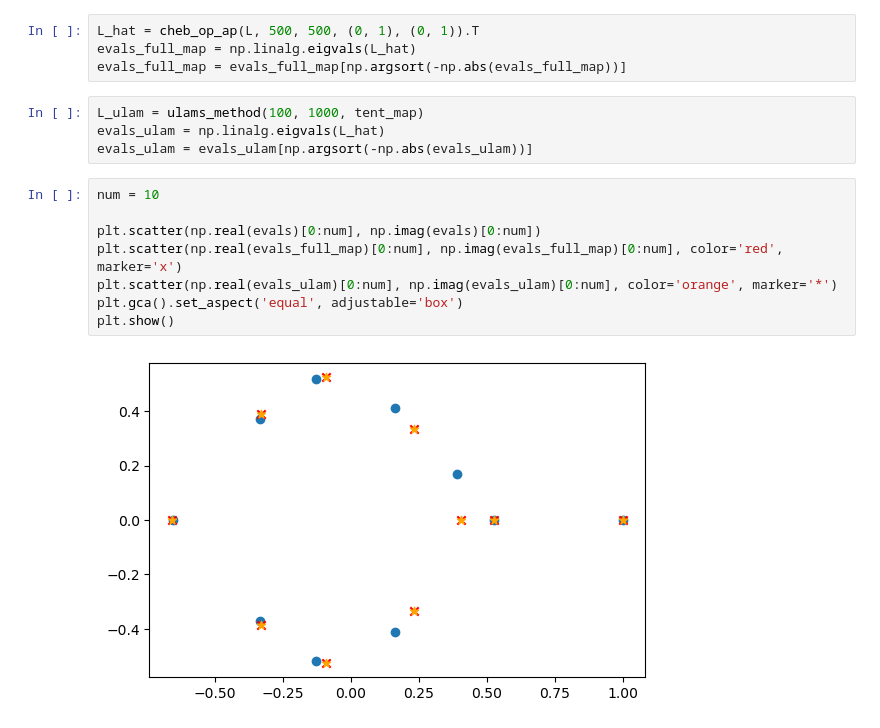
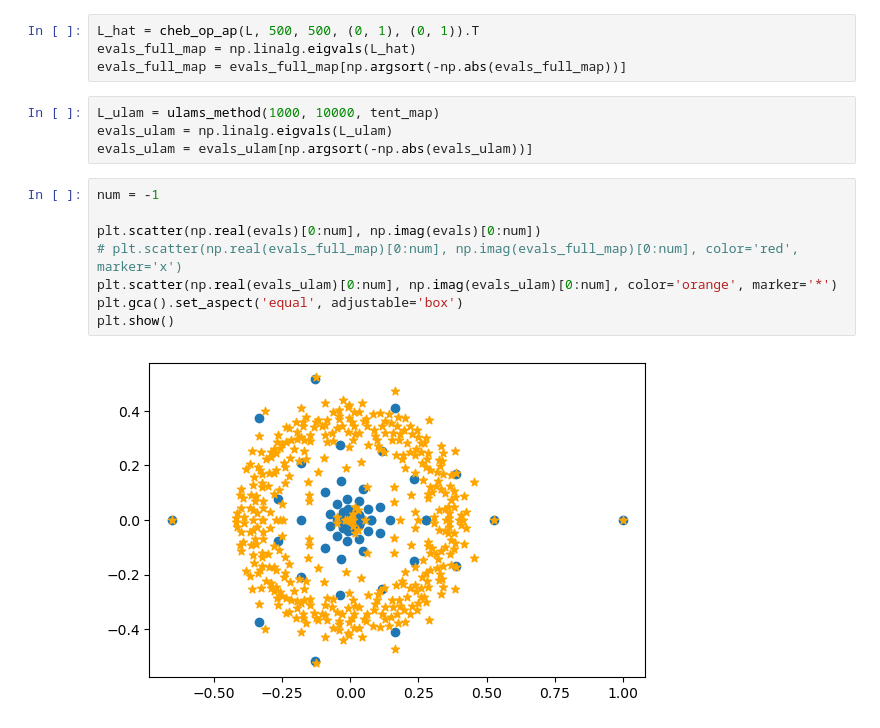
Before and after one commit to dbruwel/chebyshev-hofbauer-resonances, a Jupyter notebook: notebooks/03_adjacency_to_super.ipynb, the cells around one changed output. Saved outputs shown, nothing was run; the diff lists cells and outputs as text.

Commit message:
scale up ulams

```diff
--- a/notebooks/03_adjacency_to_super.ipynb
+++ b/notebooks/03_adjacency_to_super.ipynb
@@ -103,16 +103,16 @@ L_hat = cheb_op_ap(L, 500, 500, (0, 1), (0, 1)).T
 evals_full_map = np.linalg.eigvals(L_hat)
 evals_full_map = evals_full_map[np.argsort(-np.abs(evals_full_map))]
 # %%
-L_ulam = ulams_method(100, 1000, tent_map)
-evals_ulam = np.linalg.eigvals(L_hat)
+L_ulam = ulams_method(1000, 10000, tent_map)
+evals_ulam = np.linalg.eigvals(L_ulam)
 evals_ulam = evals_ulam[np.argsort(-np.abs(evals_ulam))]
 # %%
-num = 10
+num = -1
 
 plt.scatter(np.real(evals)[0:num], np.imag(evals)[0:num])
-plt.scatter(np.real(evals_full_map)[0:num], np.imag(evals_full_map)[0:num], color='red', marker='x')
+# plt.scatter(np.real(evals_full_map)[0:num], np.imag(evals_full_map)[0:num], color='red', marker='x')
 plt.scatter(np.real(evals_ulam)[0:num], np.imag(evals_ulam)[0:num], color='orange', marker='*')
 plt.gca().set_aspect('equal', adjustable='box')
 plt.show()
 # %% [output]
-[figure, old version]
+[figure, new version]
```
Also changed, not shown: 1 other file.
